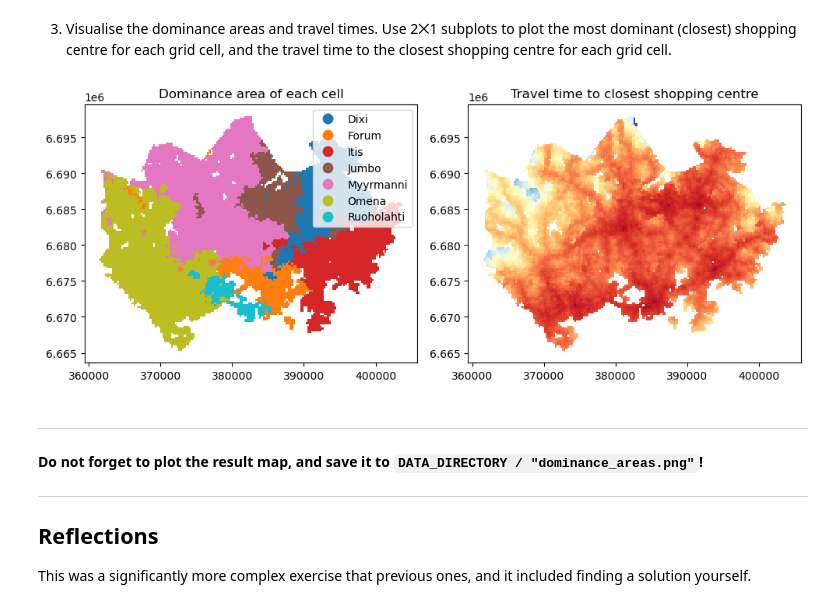
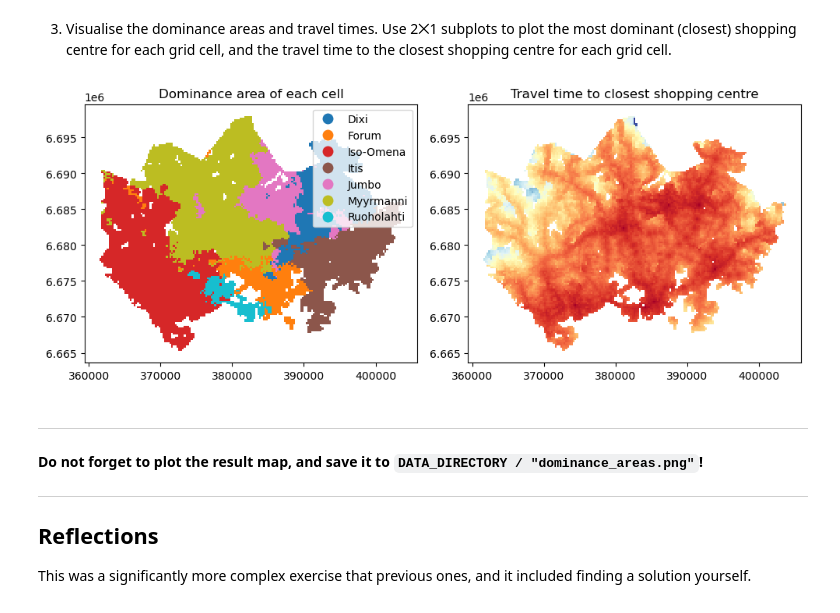
Before and after one commit to lasain/excercise-4-oma, a Jupyter notebook: Exercise-4-problem-2.ipynb, the cells around one changed output. Saved outputs shown, nothing was run; the diff lists cells and outputs as text; code cells hidden in the pictures.

Commit message:
Changed Omena to Iso-Omena

```diff
--- a/Exercise-4-problem-2.ipynb
+++ b/Exercise-4-problem-2.ipynb
@@ -139,40 +146,43 @@ grid.head()
 # %% [markdown]
 3. Visualise the dominance areas and travel times. Use 2⨉1 subplots to plot the most dominant (closest) shopping centre for each grid cell, and the travel time to the closest shopping centre for each grid cell.
 # %%
+# Changing Omena to Iso-Omena
+grid["closest_shopping_centre"] = (grid["closest_shopping_centre"].str.replace("Omena", "Iso-Omena"))
+
 import matplotlib.pyplot as plt
 
 fig, axes = plt.subplots(
     nrows=1,
     ncols = 2,
     figsize=(10, 10)
 )
 
 # Left: most dominant (closest) shopping centre for each cell
 grid.plot(
     column="closest_shopping_centre",
     ax=axes[0],
     legend=True
 )
 axes[0].set_title("Dominance area of each cell")
 
 # Right: Travel time to the closest shopping centre for each grid cell.
 grid.plot(
     column="shortest_traveltime",
     ax=axes[1],
     cmap = "RdYlBu"
 )
 axes[1].set_title("Travel time to closest shopping centre")
 
 
 plt.tight_layout()
 plt.savefig(
     DATA_DIRECTORY / "dominance_areas.png",
     dpi=300,
     bbox_inches="tight"
 )
 plt.show()
 # %% [output]
-[figure, old version]
+[figure, new version]
 # %%
 # NON-EDITABLE TEST CELL
 # Check that output figure file exists
```
Also changed, not shown: parts of 1 cell of this notebook.
